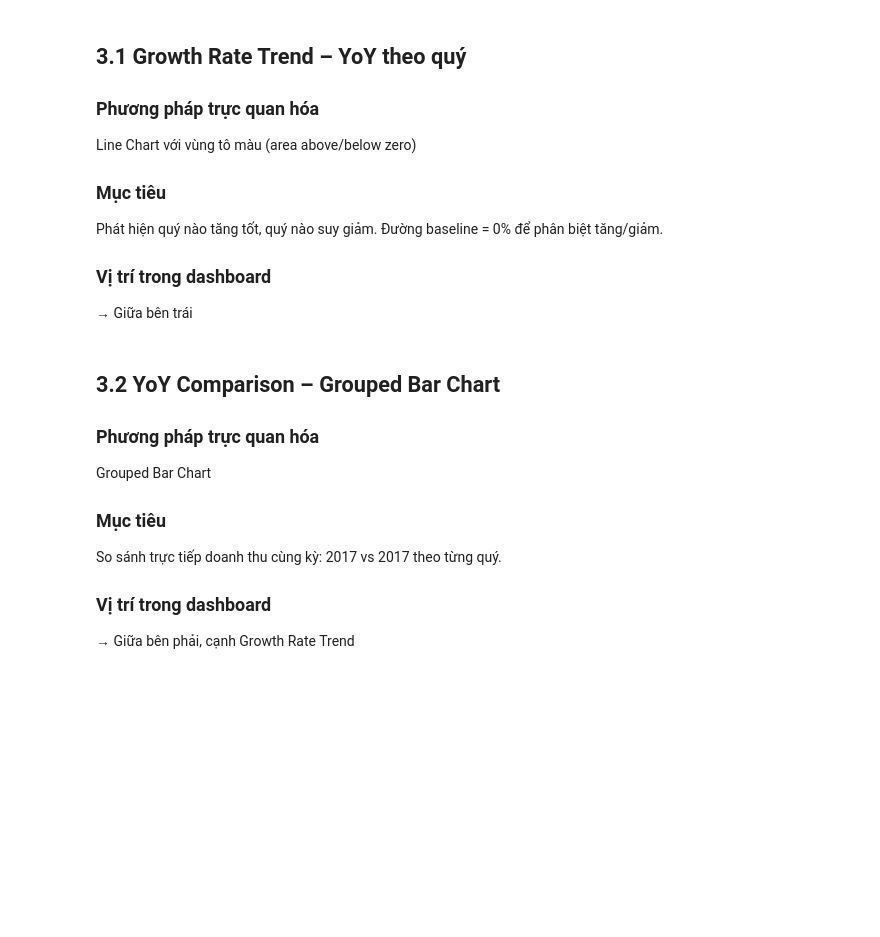
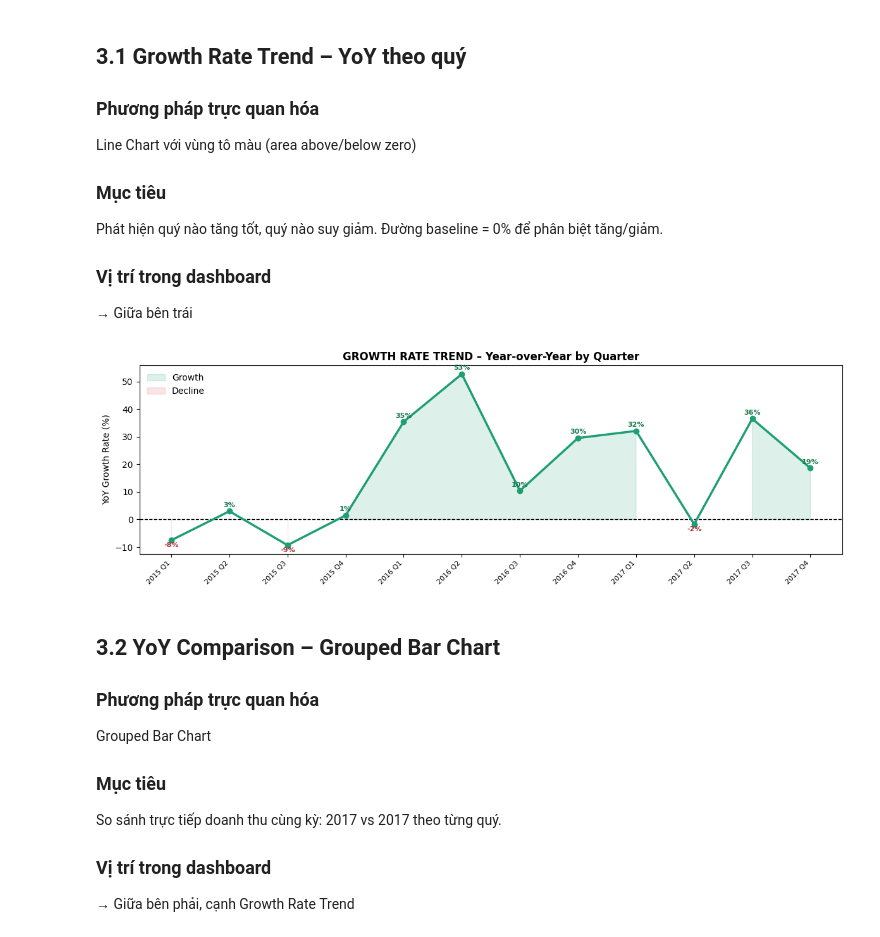
Before and after one commit to Thuily05/archive, a Jupyter notebook: chapter7_executive_dashboard_complete (1).ipynb, the cells around one changed output. Saved outputs shown, nothing was run; the diff lists cells and outputs as text; code cells hidden in the pictures; blank space fills up the shorter version.

```diff
--- a/chapter7_executive_dashboard_complete (1).ipynb
+++ b/chapter7_executive_dashboard_complete (1).ipynb
@@ -1595,38 +1627,43 @@ Phát hiện quý nào tăng tốt, quý nào suy giảm.
 # %%
 
 # ── Growth Rate Trend – YoY % theo quý
+df['Order Date'] = pd.to_datetime(df['Order Date'])
+df['Year']    = df['Order Date'].dt.year
+df['Quarter'] = df['Order Date'].dt.quarter   # <-- fix KeyError: 'Quarter'
 quarterly = df.groupby(['Year', 'Quarter'])['Sales'].sum().reset_index()
 quarterly = quarterly.sort_values(['Year', 'Quarter'])
 
 # Tính YoY growth rate
 quarterly['prev_year_sales'] = quarterly.groupby('Quarter')['Sales'].shift(1)
 quarterly['yoy_growth'] = (quarterly['Sales'] - quarterly['prev_year_sales']) / quarterly['prev_year_sales'] * 100
 quarterly = quarterly.dropna()
 quarterly['label'] = quarterly['Year'].astype(str) + ' Q' + quarterly['Quarter'].astype(str)
 
 fig, ax = plt.subplots(figsize=(12, 4))
 x = range(len(quarterly))
 yoy = quarterly['yoy_growth'].values
 labels = quarterly['label'].values
 
 ax.plot(x, yoy, color='#1D9E75', linewidth=2.5, marker='o', markersize=6, zorder=3)
 ax.fill_between(x, yoy, 0, where=[v >= 0 for v in yoy],
                 color='#1D9E75', alpha=0.15, label='Growth')
 ax.fill_between(x, yoy, 0, where=[v < 0 for v in yoy],
                 color='#E24B4A', alpha=0.15, label='Decline')
 ax.axhline(0, color='black', linewidth=1, linestyle='--')
 
 for xi, v in zip(x, yoy):
     color = '#1a7a4a' if v >= 0 else '#a32d2d'
     ax.text(xi, v + (1.5 if v >= 0 else -2.5), f'{v:.0f}%',
             ha='center', fontsize=8, color=color, fontweight='bold')
 
 ax.set_xticks(list(x)); ax.set_xticklabels(labels, rotation=45, ha='right', fontsize=8)
 ax.set_ylabel('YoY Growth Rate (%)')
 ax.set_title('GROWTH RATE TREND – Year-over-Year by Quarter', fontsize=12, fontweight='bold')
 ax.legend(frameon=False, loc='upper left')
 plt.tight_layout()
 plt.show()
+# %% [output]
+[figure, added]
 # %% [markdown]
 ## 3.2 YoY Comparison – Grouped Bar Chart
 
```
Also changed, not shown: parts of 3 cells of this notebook.
